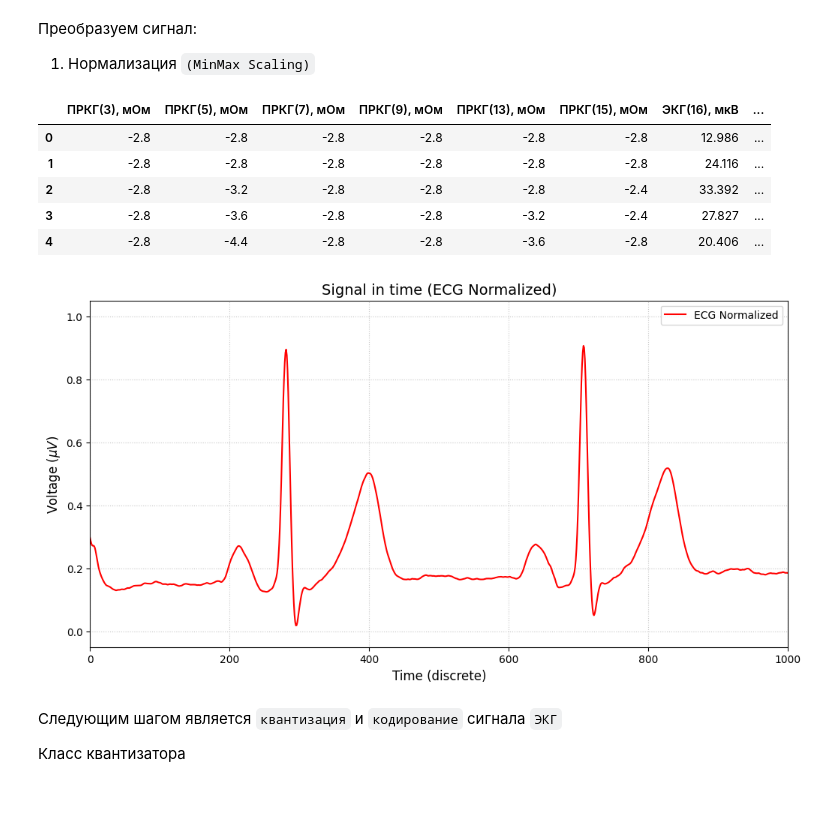
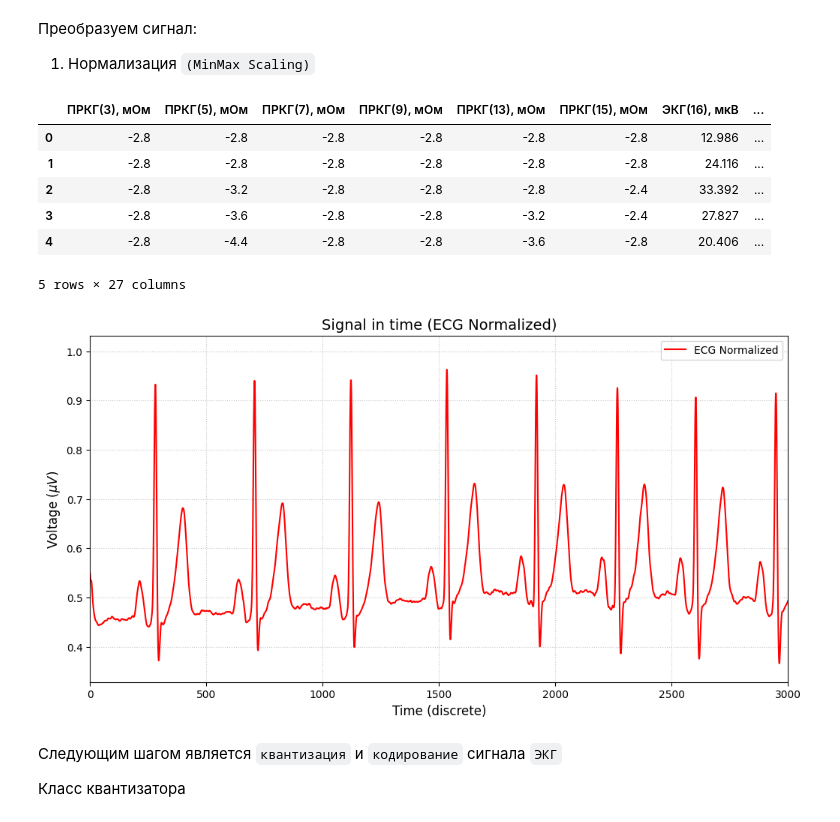
Before and after one commit to 4ervonec19/diploma, a Jupyter notebook: notebooks/3.0-cav-ecg-preprocessing-analysis.ipynb, the cells around one changed output. Saved outputs shown, nothing was run; the diff lists cells and outputs as text; code cells hidden in the pictures.

````diff
--- a/notebooks/3.0-cav-ecg-preprocessing-analysis.ipynb
+++ b/notebooks/3.0-cav-ecg-preprocessing-analysis.ipynb
@@ -44,8 +44,13 @@ third_ecg = pd.read_csv(os.environ['ECG_DATA_PATH_THIRD'], delimiter='\t', encod
 										header=None, names=[f'column_{i}' for i in range(16)])
 fourth_ecg = pd.read_csv(os.environ['ECG_DATA_PATH_FOURTH'], delimiter='\t', encoding='cp1251',
                          header=None, names=[f'column_{i}' for i in range(16)])
-reo_preprocessed = pd.read_csv(os.environ['ECG_DATA_PATH_FIRST_REO_PREPROCESSED'])
-reo_preprocessed.head()
+
+reo_preprocessed_first = pd.read_csv(os.environ['ECG_DATA_PATH_FIRST_REO_PREPROCESSED'])
+reo_preprocessed_second = pd.read_csv(os.environ['ECG_DATA_PATH_SECOND_REO_PREPROCESSED'])
+reo_preprocessed_third = pd.read_csv(os.environ['ECG_DATA_PATH_THIRD_REO_PREPROCESSED'])
+reo_preprocessed_fourth = pd.read_csv(os.environ['ECG_DATA_PATH_FOURTH_REO_PREPROCESSED'])
+
+reo_preprocessed_first.head()
 # %% [output]
 |  | ПРКГ(3), мОм | ПРКГ(5), мОм | ПРКГ(7), мОм | ПРКГ(9), мОм | ПРКГ(13), мОм | ПРКГ(15), мОм | ЭКГ(16), мкВ | ... |
 | 0 | -2.4 | -2.4 | -2.4 | -2.8 | -2.4 | -2.8 | 12.986 | ... |
@@ -111,7 +116,7 @@ def butterworth_filter_df(df, column, cutoff, fs, order=5, filter_type='low',
     return df
 
 
-reo_preprocessed = butterworth_filter_df(df=reo_preprocessed,
+reo_preprocessed = butterworth_filter_df(df=reo_preprocessed_first,
                                            column='ЭКГ(16), мкВ',
                                            order=1,
                                            fs=1000,
@@ -119,7 +124,7 @@ reo_preprocessed = butterworth_filter_df(df=reo_preprocessed,
                                            plot=True,
                                            xlim=[0, 1000])
 
-second_ecg = butterworth_filter_df(df=second_ecg,
+reo_preprocessed_second = butterworth_filter_df(df=reo_preprocessed_second,
                                            column='ЭКГ(16), мкВ',
                                            order=1,
                                            fs=1000,
@@ -127,7 +132,7 @@ second_ecg = butterworth_filter_df(df=second_ecg,
                                            plot=False,
                                            xlim=[0, 1000])
 
-third_ecg = butterworth_filter_df(df=third_ecg,
+reo_preprocessed_third = butterworth_filter_df(df=reo_preprocessed_third,
                                            column='column_6',
                                            order=1,
                                            fs=1000,
@@ -135,7 +140,7 @@ third_ecg = butterworth_filter_df(df=third_ecg,
                                            plot=False,
                                            xlim=[0, 1000])
 
-fourth_ecg = butterworth_filter_df(df=fourth_ecg,
+reo_preprocessed_fourth = butterworth_filter_df(df=reo_preprocessed_fourth,
                                            column='column_6',
                                            order=1,
                                            fs=1000,
@@ -259,7 +288,7 @@ result_entropy_df
 
 1. Нормализация ```(MinMax Scaling)```
 # %%
-second_ecg.head()
+reo_preprocessed_second.head()
 # %% [output]
 |  | ПРКГ(3), мОм | ПРКГ(5), мОм | ПРКГ(7), мОм | ПРКГ(9), мОм | ПРКГ(13), мОм | ПРКГ(15), мОм | ЭКГ(16), мкВ | ... |
 | 0 | -2.8 | -2.8 | -2.8 | -2.8 | -2.8 | -2.8 | 12.986 | ... |
@@ -267,51 +296,66 @@ second_ecg.head()
 | 2 | -2.8 | -3.2 | -2.8 | -2.8 | -2.8 | -2.4 | 33.392 | ... |
 | 3 | -2.8 | -3.6 | -2.8 | -2.8 | -3.2 | -2.4 | 27.827 | ... |
 | 4 | -2.8 | -4.4 | -2.8 | -2.8 | -3.6 | -2.8 | 20.406 | ... |
+5 rows × 27 columns
 # %%
-signal = reo_preprocessed['butterworth_filtered_ecg'].values
-signal_reo = reo_preprocessed['butterworth_filtered'].values
-# signal_second = second_ecg['butterworth_filtered_ecg'].values
-# signal_third = third_ecg['butterworth_filtered_ecg'].values
-# signal_fourth = fourth_ecg['butterworth_filtered_ecg'].values
+signal_ecg_first = reo_preprocessed_first['butterworth_filtered_ecg'].values
+signal_reo_first = reo_preprocessed_first['butterworth_filtered'].values
+
+signal_ecg_second = reo_preprocessed_second['butterworth_filtered_ecg'].values
+signal_reo_second = reo_preprocessed_second['butterworth_filtered'].values
+
+signal_ecg_third = reo_preprocessed_third['butterworth_filtered_ecg'].values
+signal_reo_third = reo_preprocessed_third['butterworth_filtered'].values
+
+signal_ecg_fourth = reo_preprocessed_fourth['butterworth_filtered_ecg'].values
+signal_reo_fourth = reo_preprocessed_fourth['butterworth_filtered'].values
+
 
 all_signals = np.concatenate([
-    signal,
-    # signal_second,
-    # signal_third,
-    # signal_fourth
+    signal_ecg_first,
+	signal_ecg_second,
+	signal_ecg_third,
+	signal_ecg_fourth
 ])
 
 global_min = np.min(all_signals)
 global_max = np.max(all_signals)
 
-normalized_signal = (signal - global_min) / (global_max - global_min)
-normalized_reo = (signal_reo - np.min(signal_reo)) / (np.max(signal_reo) - np.min(signal_reo))
-# normalized_signal_second = (signal_second - global_min) / (global_max - global_min)
-# normalized_signal_third = (signal_third - global_min) / (global_max - global_min)
-# normalized_signal_fourth = (signal_fourth - global_min) / (global_max - global_min)
+normalized_signal_ecg_first = (signal_ecg_first - global_min) / (global_max - global_min)
+normalized_reo_first = (signal_reo_first - np.min(signal_reo_first)) / (np.max(signal_reo_first) - np.min(signal_reo_first))
 
-all_normalized_signals = [normalized_signal,
-										#  normalized_signal_second,
-										#  normalized_signal_third,
-										#  normalized_signal_fourth
-										]
+normalized_signal_ecg_second = (signal_ecg_second - global_min) / (global_max - global_min)
+normalized_reo_second = (signal_reo_second - np.min(signal_reo_second)) / (np.max(signal_reo_second) - np.min(signal_reo_second))
+
+normalized_signal_ecg_third = (signal_ecg_third - global_min) / (global_max - global_min)
+normalized_reo_third = (signal_reo_third - np.min(signal_reo_third)) / (np.max(signal_reo_third) - np.min(signal_reo_third))
+
+normalized_signal_ecg_fourth = (signal_ecg_fourth - global_min) / (global_max - global_min)
+normalized_reo_fourth = (signal_reo_fourth - np.min(signal_reo_fourth)) / (np.max(signal_reo_fourth) - np.min(signal_reo_fourth))
+
+all_normalized_signals = [
+	normalized_signal_ecg_first,
+	normalized_signal_ecg_second,
+	normalized_signal_ecg_third,
+	normalized_signal_ecg_fourth,
+]
 
 def plot_signals(signal, label, lower_time_limit = 0, upper_time_limit = 1000, color = 'red'):
 	plt.figure(figsize=(12, 6))
 	plt.plot(signal, label=label, color=color, linewidth=1.5)
 	plt.title(f'Signal in time ({label})', fontsize=14)
 	plt.xlabel('Time (discrete)', fontsize=12)
 	plt.ylabel('Voltage ($\mu V$)', fontsize=12)
 	plt.legend(fontsize=10)
 	plt.grid(True, linestyle=':', alpha=0.7)
 	plt.xlim([lower_time_limit, upper_time_limit])
 	plt.xlim([lower_time_limit, upper_time_limit])
 	plt.show()
 
-plot_signals(signal = normalized_signal,
-			label='ECG Normalized', upper_time_limit=1000)
+plot_signals(signal = normalized_signal_ecg_first,
+			label='ECG Normalized', upper_time_limit=3000)
 # %% [output]
-[figure, old version]
+[figure, new version]
 # %% [markdown]
 Следующим шагом является ```квантизация``` и ```кодирование``` сигнала ```ЭКГ```
 
````
Also changed, not shown: parts of 36 cells of this notebook, 5 other files.
